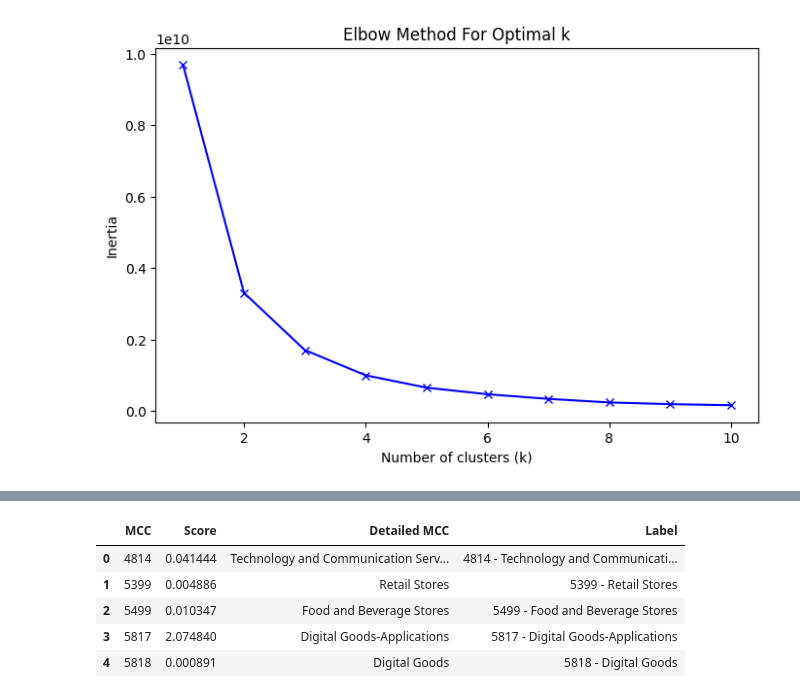
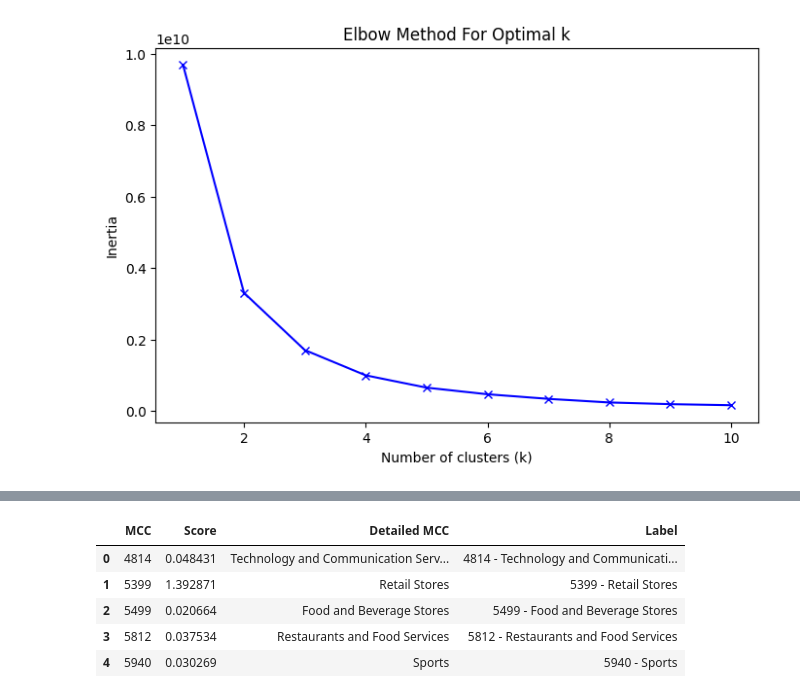
Before and after one commit to DboukAli98/KFHXRelatedAi, a Jupyter notebook: NoteBooks/Model Generation/Reward_X_Redeem_Model.ipynb, the cells around one changed output, grey strips where cells are left out. Cells and saved outputs as stored; diff of their text form; code cells hidden in the pictures.

```diff
--- a/NoteBooks/Model Generation/Reward_X_Redeem_Model.ipynb
+++ b/NoteBooks/Model Generation/Reward_X_Redeem_Model.ipynb
@@ -327,27 +327,28 @@ def recommend_items(user_id, user_item_matrix, model, deal_embeddings, deal_data
 
     return similar_item_ids, similar_item_scores
 # %%
-user_id = 981537
+user_id = 988451
+
 
 mcc_scores = calculate_user_interest_score(user_id)
 
 # Merge MCC scores with MCC mapping
 mcc_scores_df = pd.DataFrame.from_dict(mcc_scores, orient='index', columns=['Score'])
 mcc_scores_df.reset_index(inplace=True)
 mcc_scores_df.columns = ['MCC', 'Score']
 mcc_scores_df['MCC'] = mcc_scores_df['MCC'].astype(str)  # Convert MCC to string
 mcc_scores_df = mcc_scores_df.merge(mcc_mapping, on='MCC', how='left')
 
 # Create labels combining MCC and description
 mcc_scores_df['Label'] = mcc_scores_df['MCC'] + ' - ' + mcc_scores_df['Detailed MCC']
 mcc_scores_df
 # %% [output]
 |  | MCC | Score | Detailed MCC | Label |
-| 0 | 4814 | 0.041444 | Technology and Communication Serv... | 4814 - Technology and Communicati... |
-| 1 | 5399 | 0.004886 | Retail Stores | 5399 - Retail Stores |
-| 2 | 5499 | 0.010347 | Food and Beverage Stores | 5499 - Food and Beverage Stores |
-| 3 | 5817 | 2.074840 | Digital Goods-Applications | 5817 - Digital Goods-Applications |
-| 4 | 5818 | 0.000891 | Digital Goods | 5818 - Digital Goods |
+| 0 | 4814 | 0.048431 | Technology and Communication Serv... | 4814 - Technology and Communicati... |
+| 1 | 5399 | 1.392871 | Retail Stores | 5399 - Retail Stores |
+| 2 | 5499 | 0.020664 | Food and Beverage Stores | 5499 - Food and Beverage Stores |
+| 3 | 5812 | 0.037534 | Restaurants and Food Services | 5812 - Restaurants and Food Services |
+| 4 | 5940 | 0.030269 | Sports | 5940 - Sports |
 # %%
 recommended_items = recommend_items(user_id, user_item_matrix, model, deals_embeddings, deals_data, user_profiles, rfm_boost_factors,mcc_scores_df)
 print(f"Recommended items for user {user_id}: {recommended_items[0]}")
```
Also changed, not shown: parts of 5 cells of this notebook.
